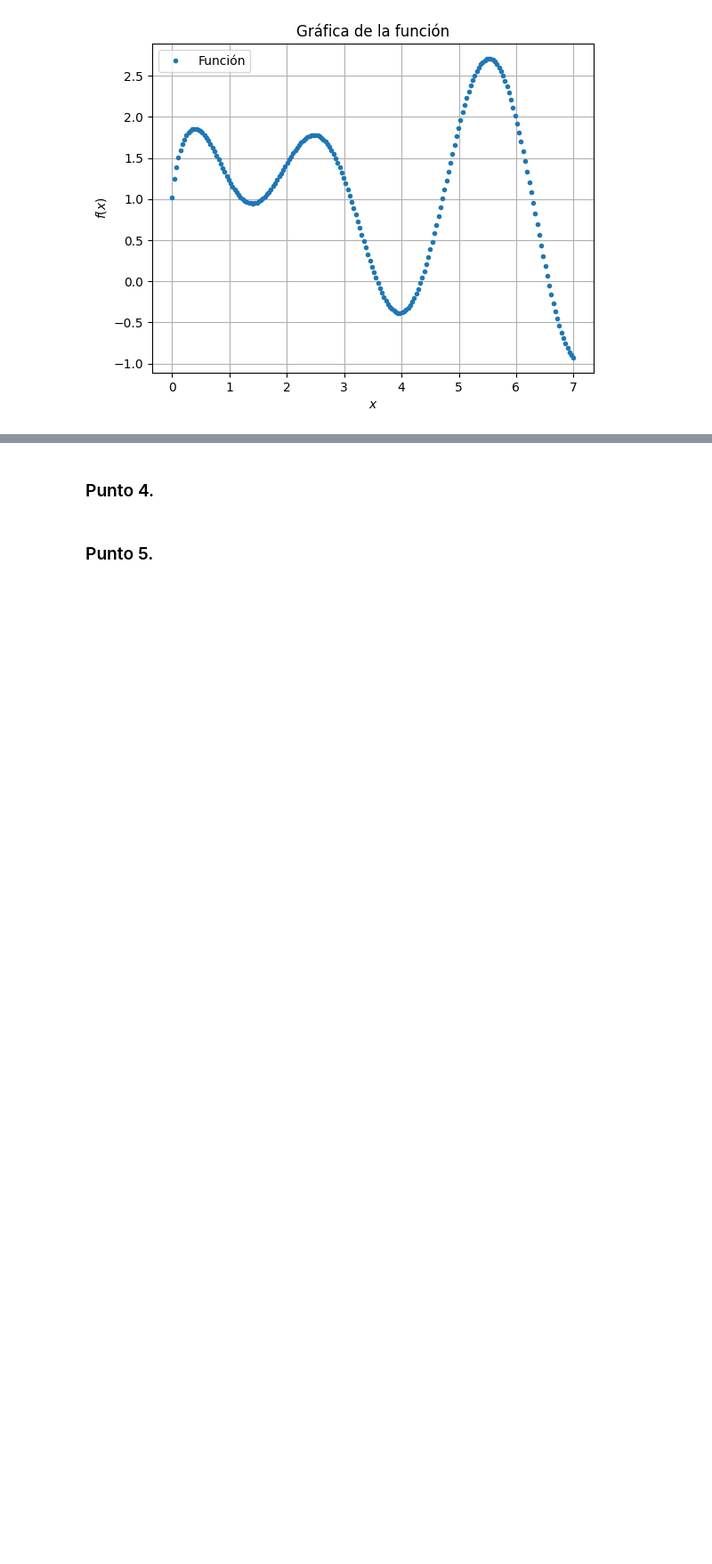
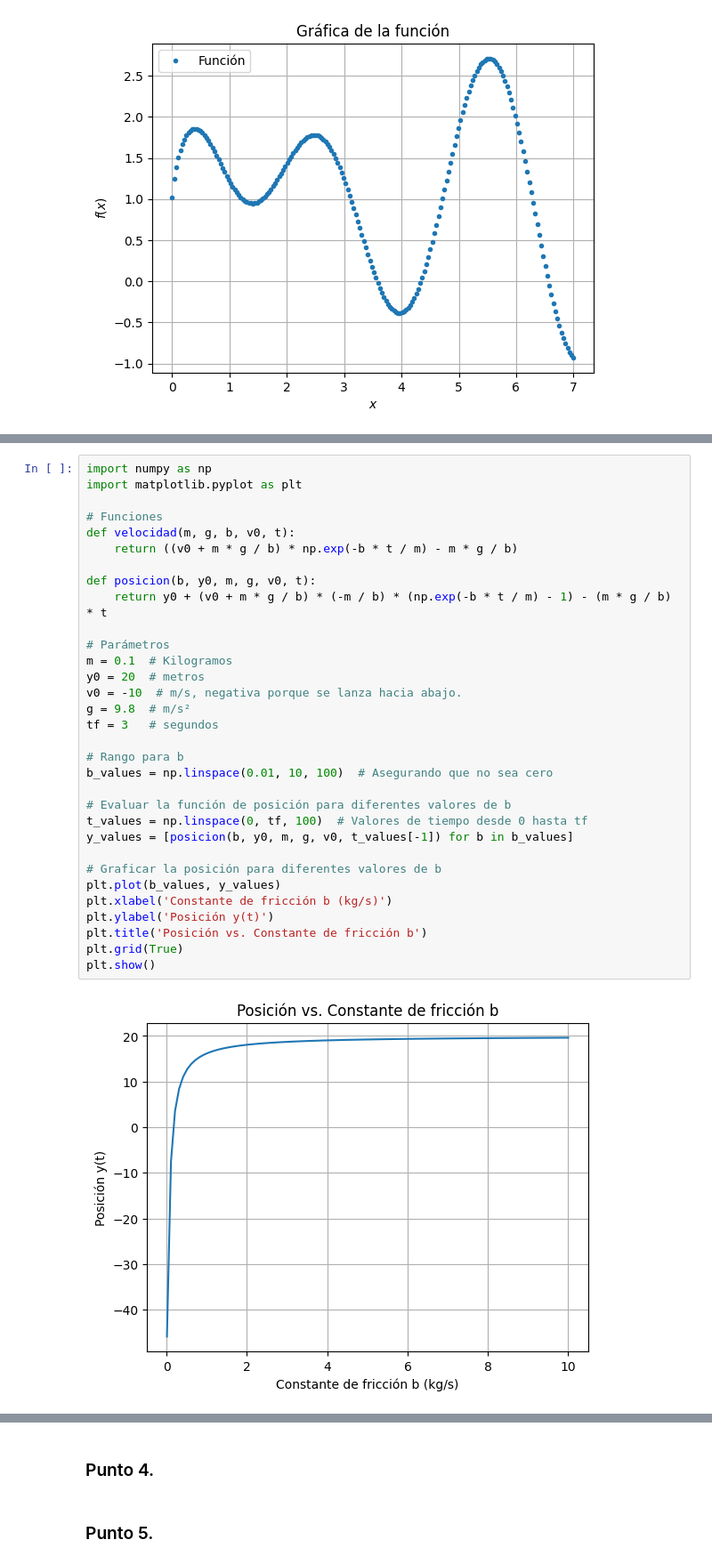
Before and after one commit to jfelixrojas/Trabajo, a Jupyter notebook: Solucion.ipynb, the cells around one changed output, grey strips where cells are left out. Shown at 89% size. Cells and saved outputs as stored; diff of their text form; blank space fills up the shorter version.

```diff
--- a/Solucion.ipynb
+++ b/Solucion.ipynb
@@ -137,0 +183,34 @@ Iteración: 3 x = 3.575856026371119
+# %%
+import numpy as np
+import matplotlib.pyplot as plt
+
+# Funciones
+def velocidad(m, g, b, v0, t):
+    return ((v0 + m * g / b) * np.exp(-b * t / m) - m * g / b)
+
+def posicion(b, y0, m, g, v0, t):
+    return y0 + (v0 + m * g / b) * (-m / b) * (np.exp(-b * t / m) - 1) - (m * g / b) * t
+
+# Parámetros
+m = 0.1  # Kilogramos
+y0 = 20  # metros
+v0 = -10  # m/s, negativa porque se lanza hacia abajo.
+g = 9.8  # m/s²
+tf = 3   # segundos
+
+# Rango para b
+b_values = np.linspace(0.01, 10, 100)  # Asegurando que no sea cero
+
+# Evaluar la función de posición para diferentes valores de b
+t_values = np.linspace(0, tf, 100)  # Valores de tiempo desde 0 hasta tf
+y_values = [posicion(b, y0, m, g, v0, t_values[-1]) for b in b_values]
+
+# Graficar la posición para diferentes valores de b
+plt.plot(b_values, y_values)
+plt.xlabel('Constante de fricción b (kg/s)')
+plt.ylabel('Posición y(t)')
+plt.title('Posición vs. Constante de fricción b')
+plt.grid(True)
+plt.show()
+# %% [output]
+[figure, added]
```
Also changed, not shown: parts of 14 cells of this notebook.
